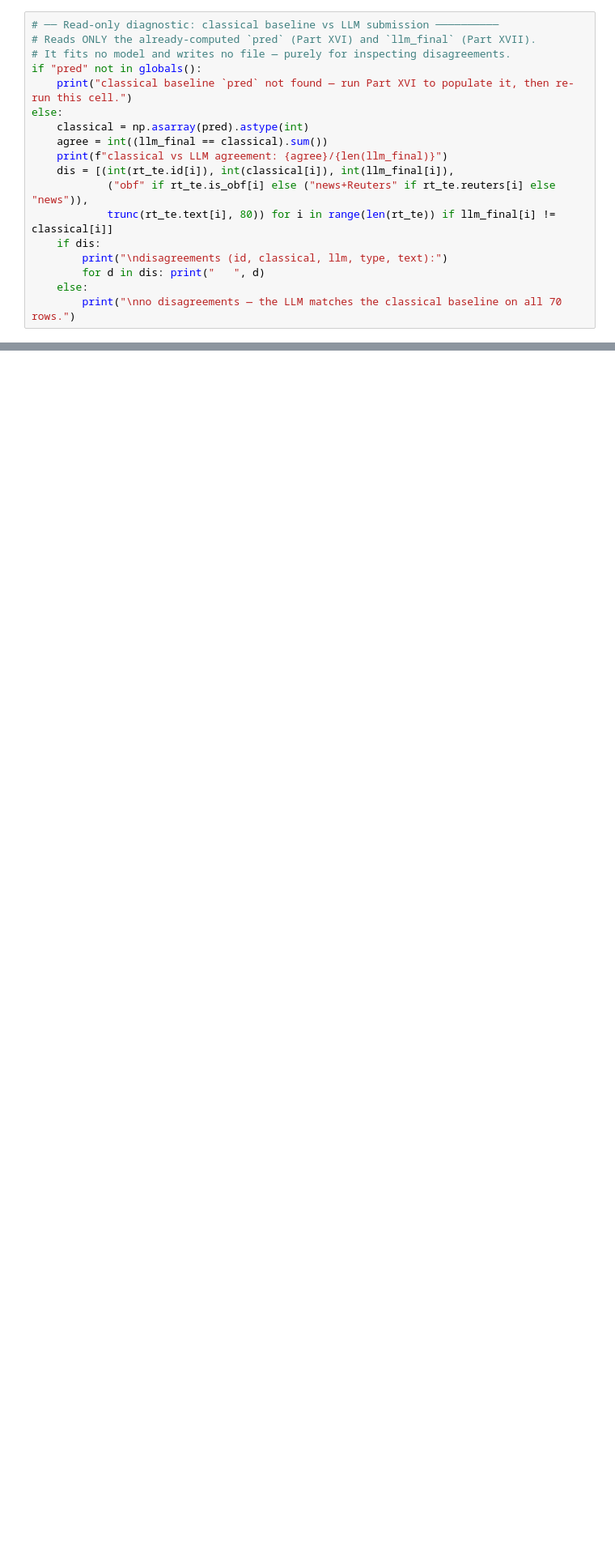
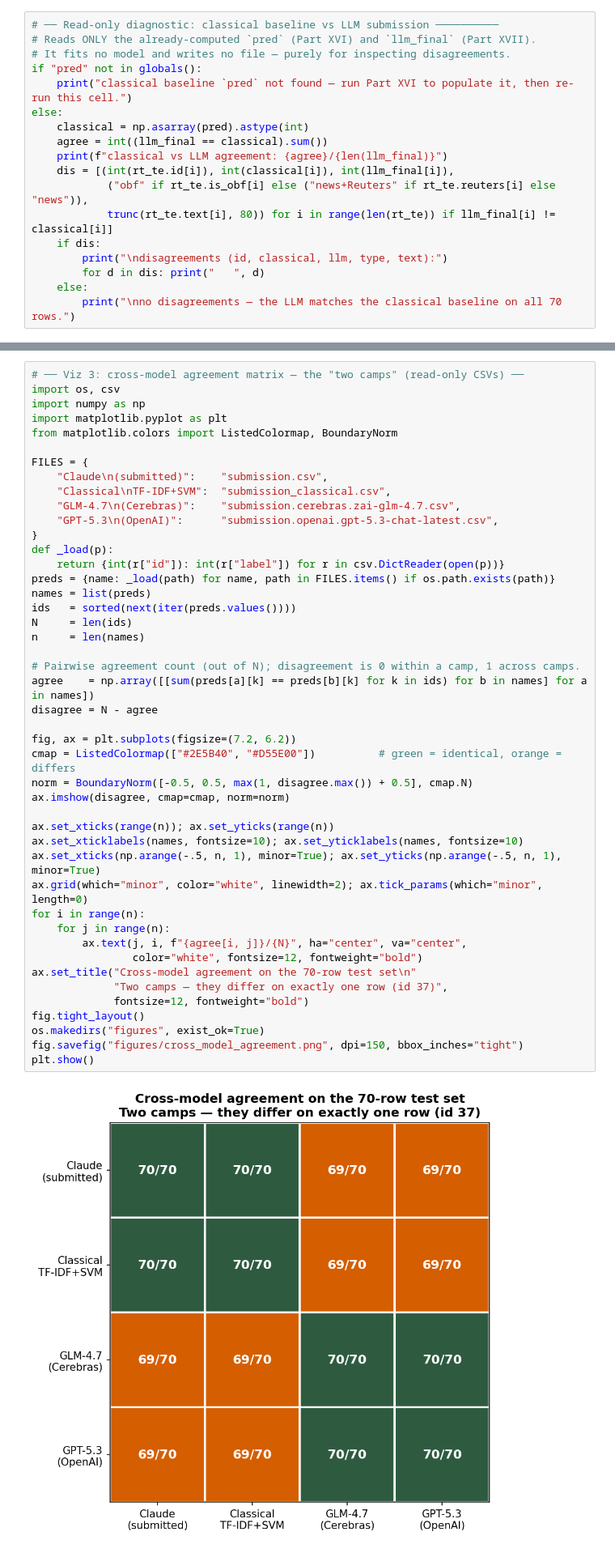
Before and after one commit to altivection01/JH_AAI_Hackathon, a Jupyter notebook: RiskGuardian_Cyber_Risk_Assessment.ipynb, the cells around one changed output, grey strips where cells are left out. Shown at 81% size. Drawn from its saved outputs; the diff is of its cells as text; blank space fills up the shorter version.

```diff
--- a/RiskGuardian_Cyber_Risk_Assessment.ipynb
+++ b/RiskGuardian_Cyber_Risk_Assessment.ipynb
@@ -1281,3 +1285,50 @@ else:
+# %%
+# ── Viz 3: cross-model agreement matrix — the "two camps" (read-only CSVs) ──
+import os, csv
+import numpy as np
+import matplotlib.pyplot as plt
+from matplotlib.colors import ListedColormap, BoundaryNorm
+
+FILES = {
+    "Claude\n(submitted)":    "submission.csv",
+    "Classical\nTF-IDF+SVM":  "submission_classical.csv",
+    "GLM-4.7\n(Cerebras)":    "submission.cerebras.zai-glm-4.7.csv",
+    "GPT-5.3\n(OpenAI)":      "submission.openai.gpt-5.3-chat-latest.csv",
+}
+def _load(p):
+    return {int(r["id"]): int(r["label"]) for r in csv.DictReader(open(p))}
+preds = {name: _load(path) for name, path in FILES.items() if os.path.exists(path)}
+names = list(preds)
+ids   = sorted(next(iter(preds.values())))
+N     = len(ids)
+n     = len(names)
+
+# Pairwise agreement count (out of N); disagreement is 0 within a camp, 1 across camps.
+agree    = np.array([[sum(preds[a][k] == preds[b][k] for k in ids) for b in names] for a in names])
+disagree = N - agree
+
+fig, ax = plt.subplots(figsize=(7.2, 6.2))
+cmap = ListedColormap(["#2E5B40", "#D55E00"])          # green = identical, orange = differs
+norm = BoundaryNorm([-0.5, 0.5, max(1, disagree.max()) + 0.5], cmap.N)
+ax.imshow(disagree, cmap=cmap, norm=norm)
+
+ax.set_xticks(range(n)); ax.set_yticks(range(n))
+ax.set_xticklabels(names, fontsize=10); ax.set_yticklabels(names, fontsize=10)
+ax.set_xticks(np.arange(-.5, n, 1), minor=True); ax.set_yticks(np.arange(-.5, n, 1), minor=True)
+ax.grid(which="minor", color="white", linewidth=2); ax.tick_params(which="minor", length=0)
+for i in range(n):
+    for j in range(n):
+        ax.text(j, i, f"{agree[i, j]}/{N}", ha="center", va="center",
+                color="white", fontsize=12, fontweight="bold")
+ax.set_title("Cross-model agreement on the 70-row test set\n"
+             "Two camps — they differ on exactly one row (id 37)",
+             fontsize=12, fontweight="bold")
+fig.tight_layout()
+os.makedirs("figures", exist_ok=True)
+fig.savefig("figures/cross_model_agreement.png", dpi=150, bbox_inches="tight")
+plt.show()
+# %% [output]
+[figure, added]
 # %% [markdown]
 ## <span style="color:#40634A">References</span>
 
```
Also changed, not shown: parts of 1 cell of this notebook, 1 other file.
